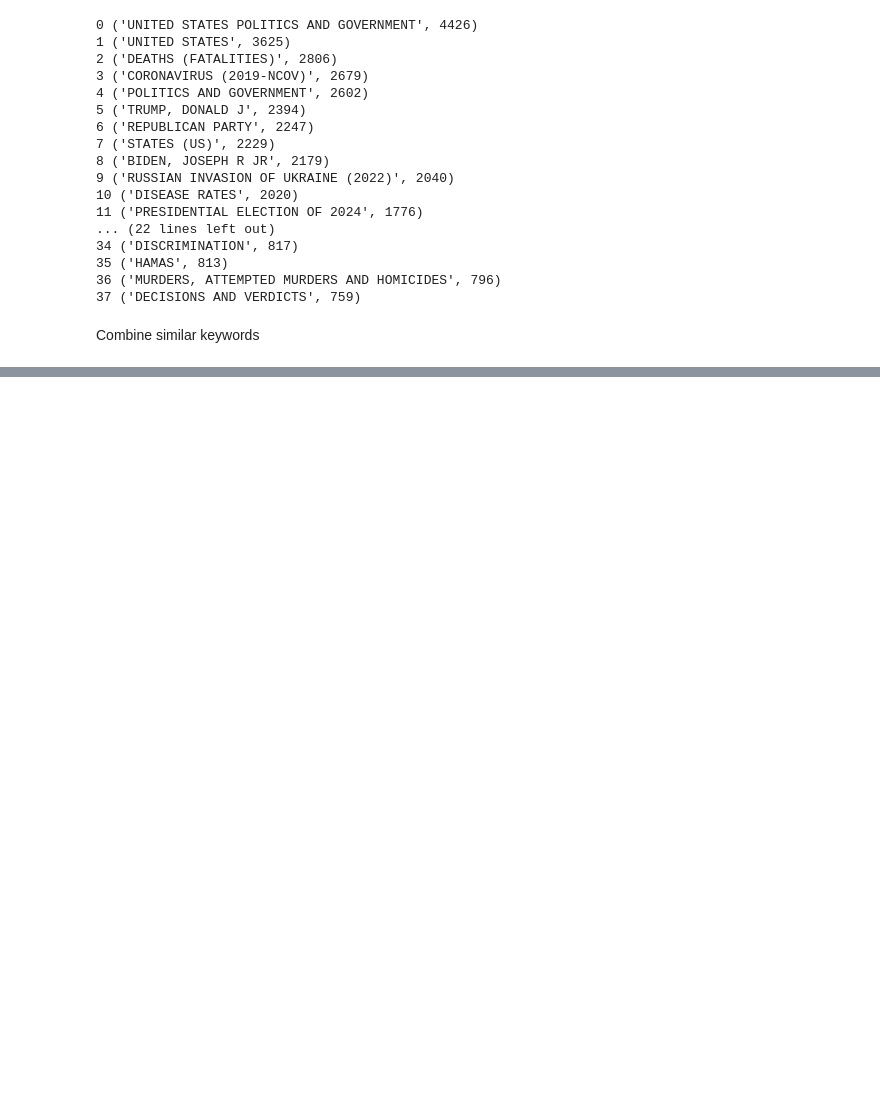
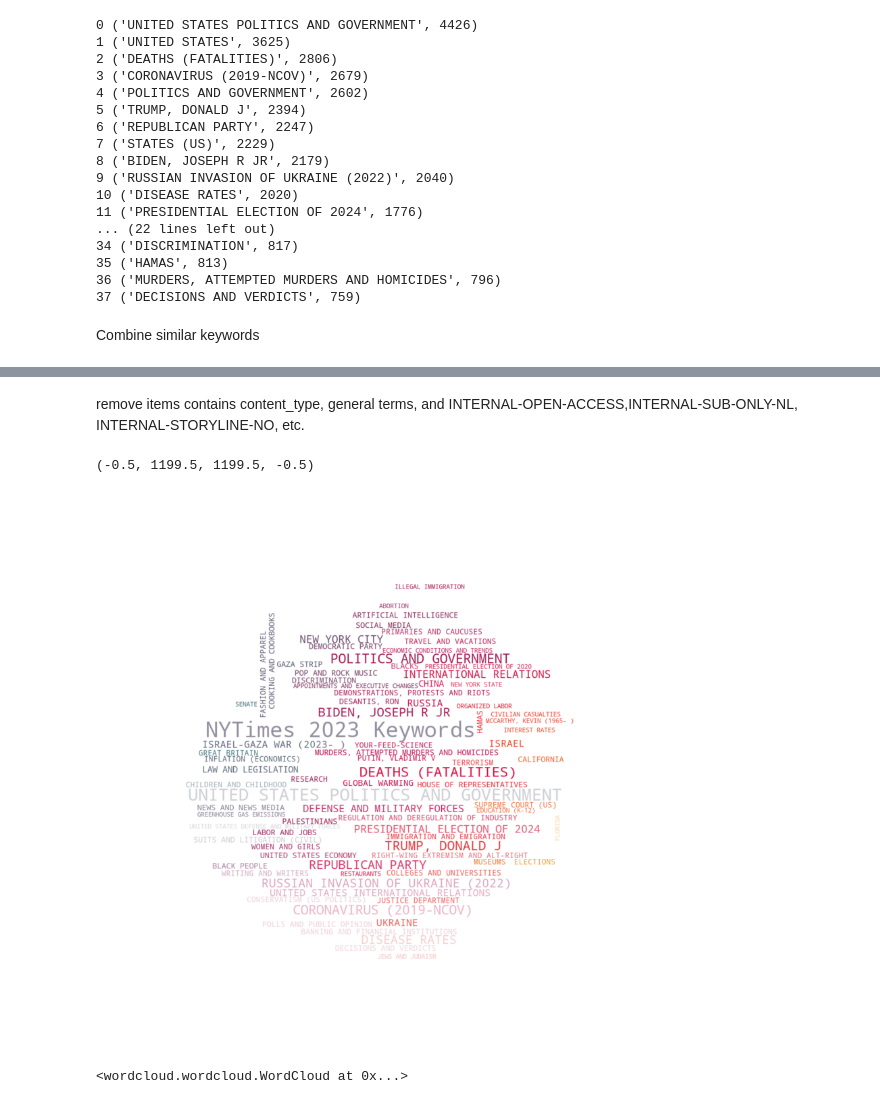
Before and after one commit to echowuzangye/NYTIMES_2023_text_analysis, a Jupyter notebook: NY_times_analysis.ipynb, the cells around one changed output, grey strips where cells are left out. Saved outputs shown, nothing was run; the diff lists cells and outputs as text; code cells hidden in the pictures; blank space fills up the shorter version.

Commit message:
Add files via upload
add wordcloud plot

```diff
--- a/NY_times_analysis.ipynb
+++ b/NY_times_analysis.ipynb
@@ -320,0 +347,26 @@ iplot([trace])
+# %% [markdown]
+remove items contains content_type, general terms, and INTERNAL-OPEN-ACCESS,INTERNAL-SUB-ONLY-NL, INTERNAL-STORYLINE-NO, etc.
+# %%
+remove_indices = [0, 2, 7,9, 11,12, 16, 22, 24,29,31, 35,37, 39, 42, 48, 64,73]
+top_100 = [i for j, i in enumerate(top_100) if j not in remove_indices]
+# %%
+top_100_dict = dict(top_100)
+# %%
+top_100_dict['NYTimes 2023 Keywords'] = 6000
+# %%
+# read mask image
+mask = np.array(Image.open(r'circle.jpg'))
+image_colors = ImageColorGenerator(mask)
+# %%
+wordcloud = WordCloud(width=500, height=500, background_color="rgba(255, 255, 255, 0)", mask=mask,
+                      color_func=image_colors).generate_from_frequencies(top_100_dict)
+plt.figure(figsize=(15,15), facecolor='w')
+plt.imshow(wordcloud,interpolation='bilinear')
+plt.axis("off")
+# %% [output]
+(-0.5, 1199.5, 1199.5, -0.5)
+[figure, added]
+# %%
+wordcloud.to_file('NYTimes_keywords_2023.png')
+# %% [output]
+<wordcloud.wordcloud.WordCloud at 0x...>
```
Also changed, not shown: parts of 7 cells of this notebook.
